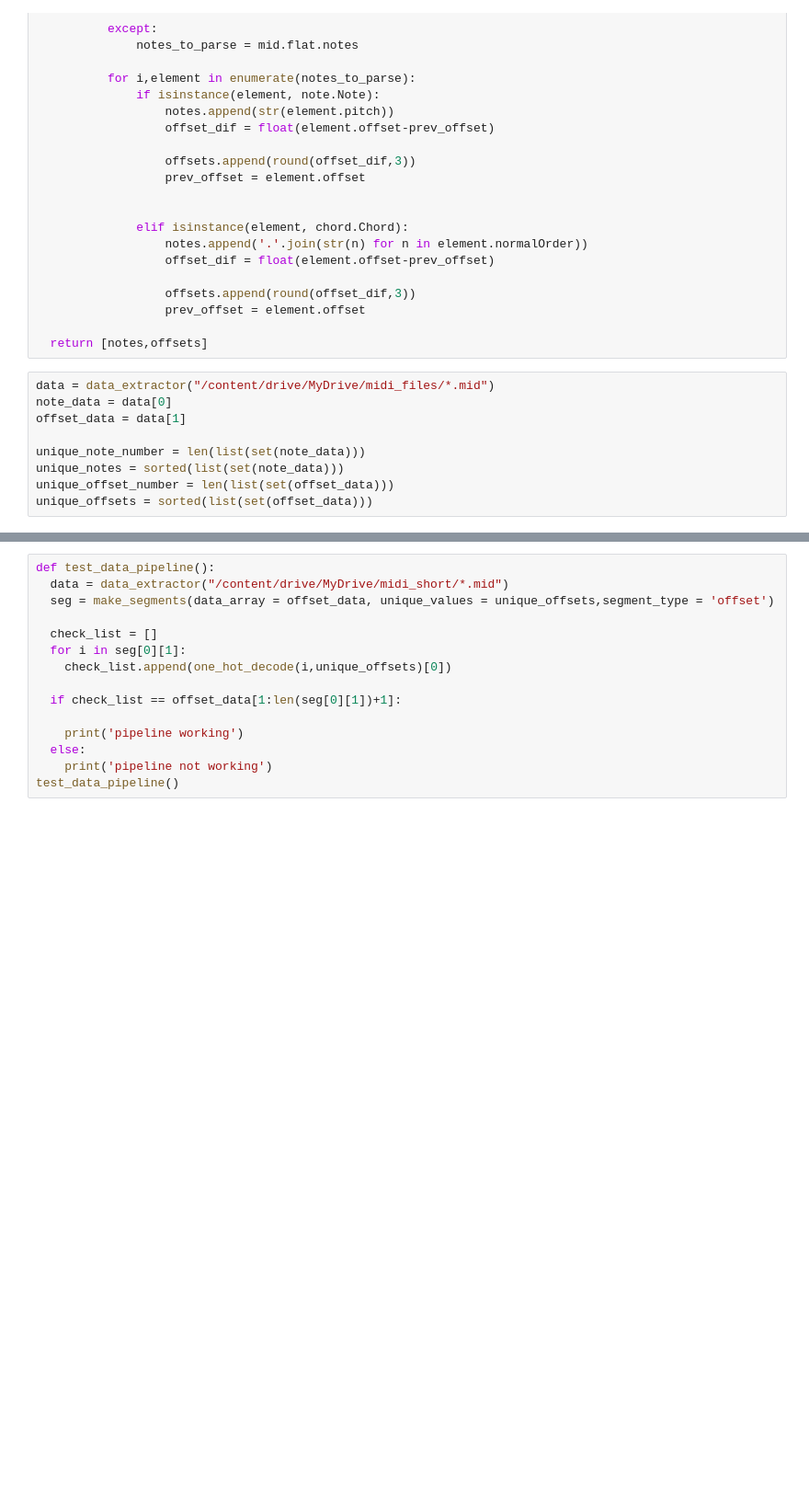
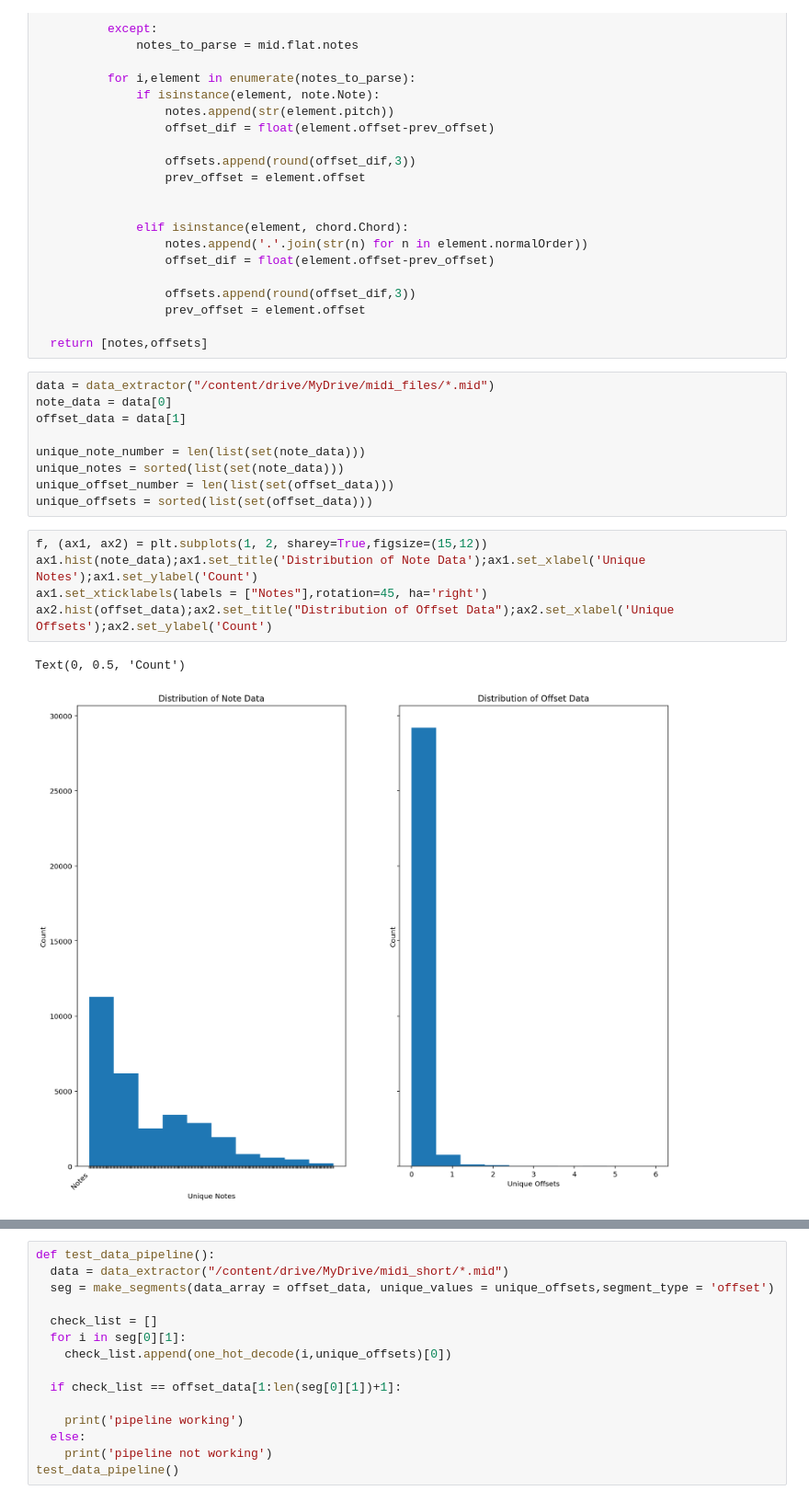
Before and after one commit to MarlonGrandy/LSTMMusicGeneration, a Jupyter notebook: MusicGenerationPipeline.ipynb, the cells around one changed output, grey strips where cells are left out. Shown at 92% size. Drawn from its saved outputs; the diff is of its cells as text; blank space fills up the shorter version.

Commit message:
Reordering functions and function calls and plotting note/offset histograms

```diff
--- a/MusicGenerationPipeline.ipynb
+++ b/MusicGenerationPipeline.ipynb
@@ -76,3 +77,11 @@ unique_note_number = len(list(set(note_data)))
 unique_notes = sorted(list(set(note_data)))
 unique_offset_number = len(list(set(offset_data)))
 unique_offsets = sorted(list(set(offset_data)))
+# %%
+f, (ax1, ax2) = plt.subplots(1, 2, sharey=True,figsize=(15,12))
+ax1.hist(note_data);ax1.set_title('Distribution of Note Data');ax1.set_xlabel('Unique Notes');ax1.set_ylabel('Count')
+ax1.set_xticklabels(labels = ["Notes"],rotation=45, ha='right')
+ax2.hist(offset_data);ax2.set_title("Distribution of Offset Data");ax2.set_xlabel('Unique Offsets');ax2.set_ylabel('Count')
+# %% [output]
+Text(0, 0.5, 'Count')
+[figure, added]
```
Also changed, not shown: parts of 17 cells of this notebook.
